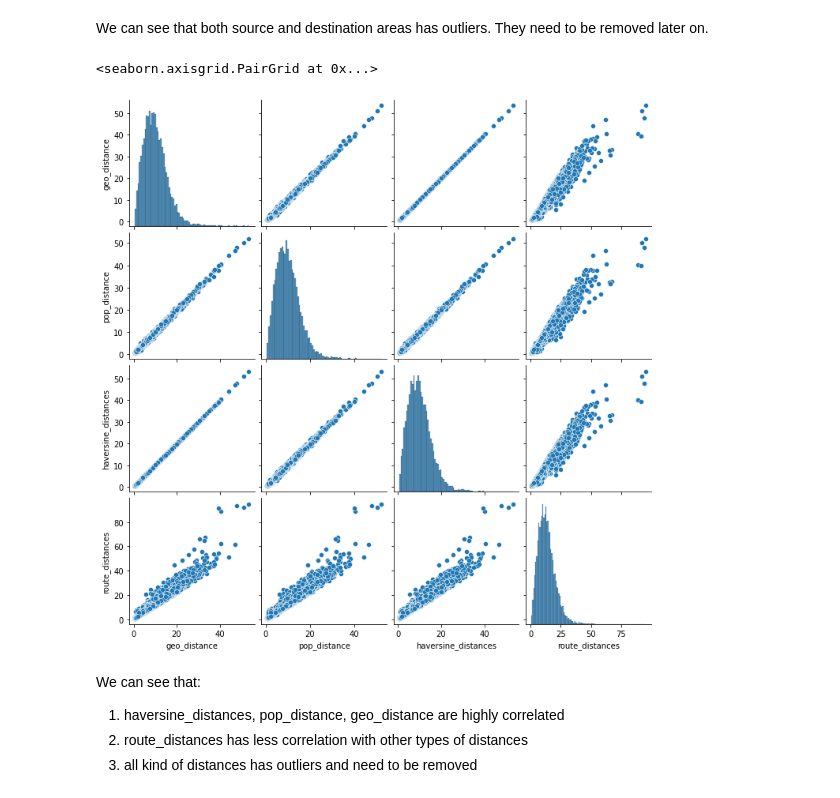
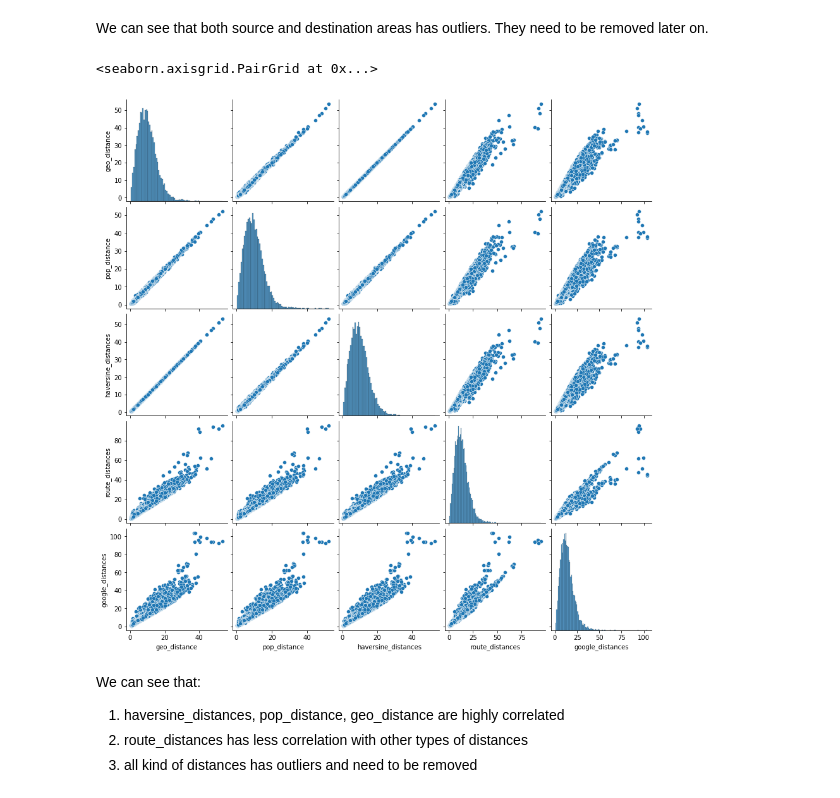
Before and after one commit to aliyusifov99/mec-ds-competition, a Jupyter notebook: Elnur/model-orderly.ipynb, the cells around one changed output. Saved outputs shown, nothing was run; the diff lists cells and outputs as text; code cells hidden in the pictures.

Commit message:
Google maps api

```diff
--- a/Elnur/model-orderly.ipynb
+++ b/Elnur/model-orderly.ipynb
@@ -437,0 +430,6 @@ for i in range(0,9830):
+# %%
+df_google=pd.read_csv('google_distances.csv')
+# %%
+df_google.drop('Unnamed: 0', axis=1, inplace=True)
+# %%
+df_train['google_distances']=df_google/1000
@@ -539,11 +553,11 @@ sns.displot(df_train['dst_area'])
 # %% [markdown]
 We can see that both source and destination areas has outliers. They need to be removed later on.
 # %%
-distance_types = df_train[['geo_distance', 'pop_distance', 'haversine_distances', 'route_distances']]
+distance_types = df_train[['geo_distance', 'pop_distance', 'haversine_distances', 'route_distances', 'google_distances']]
 sns.pairplot(distance_types)
 # %% [output]
 <seaborn.axisgrid.PairGrid at 0x...>
-[figure, old version]
+[figure, new version]
 # %% [markdown]
 We can see that:
 1) haversine_distances, pop_distance, geo_distance are highly correlated
```
Also changed, not shown: parts of 14 cells of this notebook, 3 other files.
